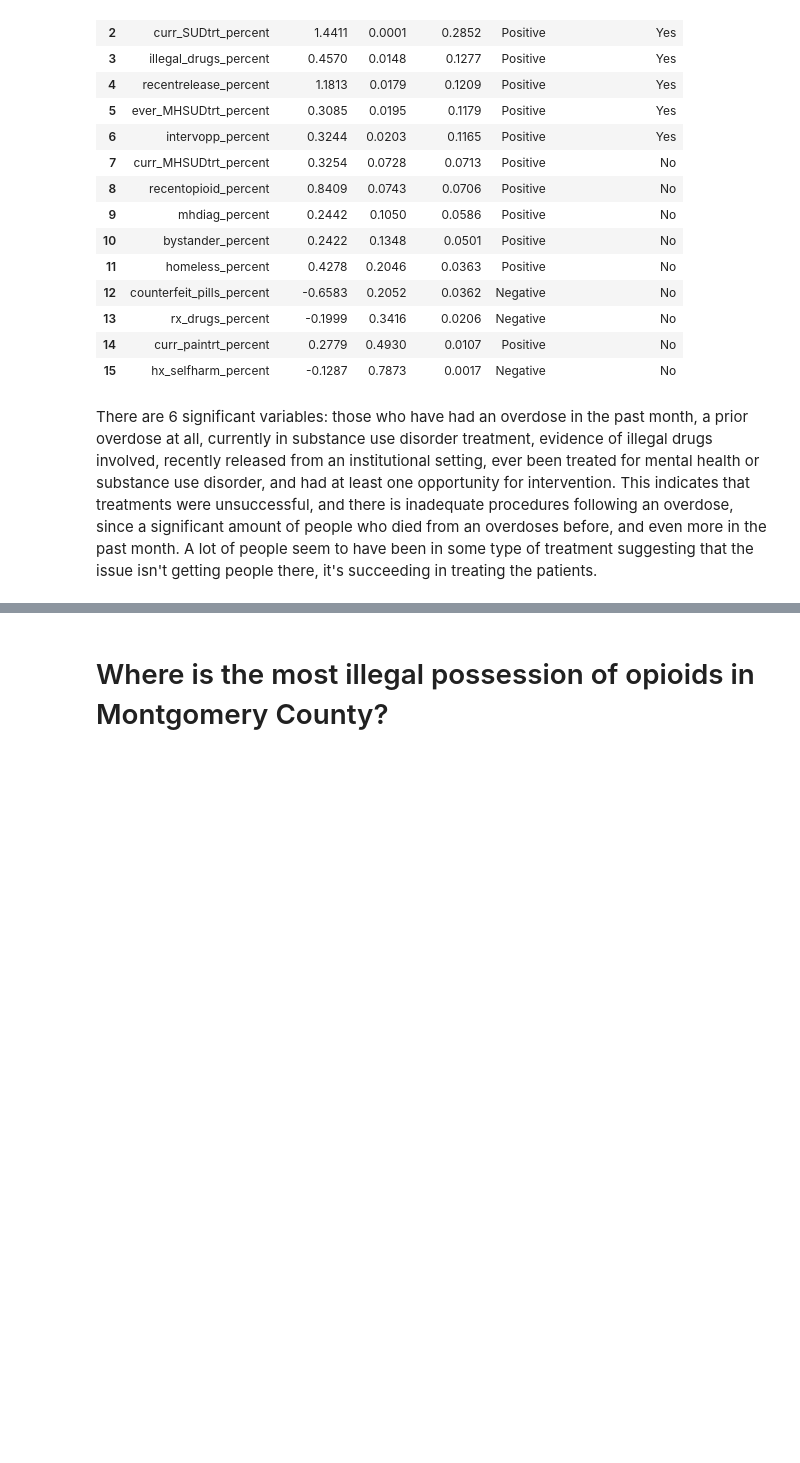
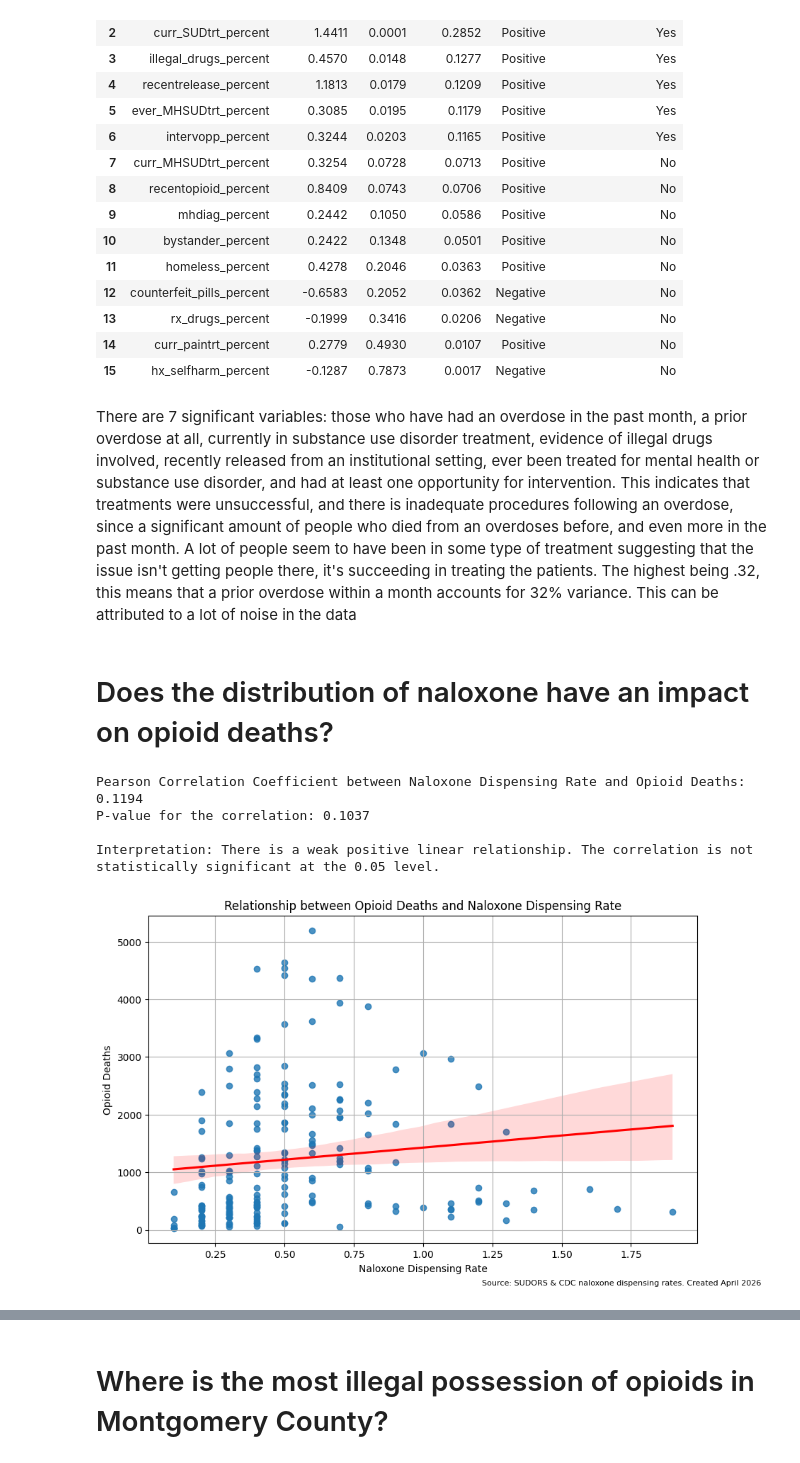
Before and after one commit to kailynforsythe/Opioid-Crisis, a Jupyter notebook: analysis/notebooks/Analysis.ipynb, the cells around one changed output, grey strips where cells are left out. Drawn from its saved outputs; the diff is of its cells as text; code cells hidden in the pictures; blank space fills up the shorter version.

```diff
--- a/analysis/notebooks/Analysis.ipynb
+++ b/analysis/notebooks/Analysis.ipynb
@@ -492,4 +410,55 @@ Shape of cleaned DataFrame for regression: (46, 18)
 | 14 | curr_paintrt_percent | 0.2779 | 0.4930 | 0.0107 | Positive | No |
 | 15 | hx_selfharm_percent | -0.1287 | 0.7873 | 0.0017 | Negative | No |
 # %% [markdown]
-There are 6 significant variables: those who have had an overdose in the past month, a prior overdose at all, currently in substance use disorder treatment, evidence of illegal drugs involved, recently released from an institutional setting, ever been treated for mental health or substance use disorder, and had at least one opportunity for intervention. This indicates that treatments were unsuccessful, and there is inadequate procedures following an overdose, since a significant amount of people who died from an overdoses before, and even more in the past month. A lot of people seem to have been in some type of treatment suggesting that the issue isn't getting people there, it's succeeding in treating the patients.
+There are 7 significant variables: those who have had an overdose in the past month, a prior overdose at all, currently in substance use disorder treatment, evidence of illegal drugs involved, recently released from an institutional setting, ever been treated for mental health or substance use disorder, and had at least one opportunity for intervention. This indicates that treatments were unsuccessful, and there is inadequate procedures following an overdose, since a significant amount of people who died from an overdoses before, and even more in the past month. A lot of people seem to have been in some type of treatment suggesting that the issue isn't getting people there, it's succeeding in treating the patients. The highest being .32, this means that a prior overdose within a month accounts for 32% variance. This can be attributed to a lot of noise in the data
+# %% [markdown]
+# Does the distribution of naloxone have an impact on opioid deaths?
+# %%
+# Perform correlation analysis
+# This tests the linear relationship between Naloxone Dispensing Rate and opioid deaths
+
+correlation, p_value = stats.pearsonr(naloxone_death['Naloxone Dispensing Rate'], naloxone_death['opioids_deaths'])
+
+print(f'\nPearson Correlation Coefficient between Naloxone Dispensing Rate and Opioid Deaths: {correlation:.4f}')
+print(f'P-value for the correlation: {p_value:.4f}')
+
+# Interpret the correlation and p-value
+alpha = 0.05 # Standard significance level
+
+if p_value < alpha:
+    significance_statement = "The correlation is statistically significant at the 0.05 level."
+else:
+    significance_statement = "The correlation is not statistically significant at the 0.05 level."
+
+if correlation > 0.5:
+    conclusion = "There is a strong positive linear relationship."
+elif correlation > 0.1:
+    conclusion = "There is a weak positive linear relationship."
+elif correlation < -0.5:
+    conclusion = "There is a strong negative linear relationship."
+elif correlation < -0.1:
+    conclusion = "There is a weak negative linear relationship."
+else:
+    conclusion = "There is a very weak or no linear relationship."
+
+print(f'\nInterpretation: {conclusion} {significance_statement}')
+
+# Visualize the relationship with a regression line
+plt.figure(figsize=(10, 6))
+sns.regplot(x='Naloxone Dispensing Rate', y='opioids_deaths', data=naloxone_death, line_kws={'color': 'red'})
+plt.title('Relationship between Opioid Deaths and Naloxone Dispensing Rate')
+plt.figtext(0.99, 0.01, "Source: SUDORS & CDC naloxone dispensing rates. Created April 2026", ha="right", fontsize=8)
+plt.xlabel('Naloxone Dispensing Rate')
+plt.ylabel('Opioid Deaths')
+plt.grid(True)
+
+# Save the plot to the 'graphs' folder
+image_path = 'graphs/opioid_deaths_vs_naloxone_dispensing_rate.png'
+plt.savefig(image_path)
+plt.show()
+# %% [output]
+Pearson Correlation Coefficient between Naloxone Dispensing Rate and Opioid Deaths: 0.1194
+P-value for the correlation: 0.1037
+
+Interpretation: There is a weak positive linear relationship. The correlation is not statistically significant at the 0.05 level.
+[figure, added]
```
Also changed, not shown: parts of 11 cells of this notebook.
